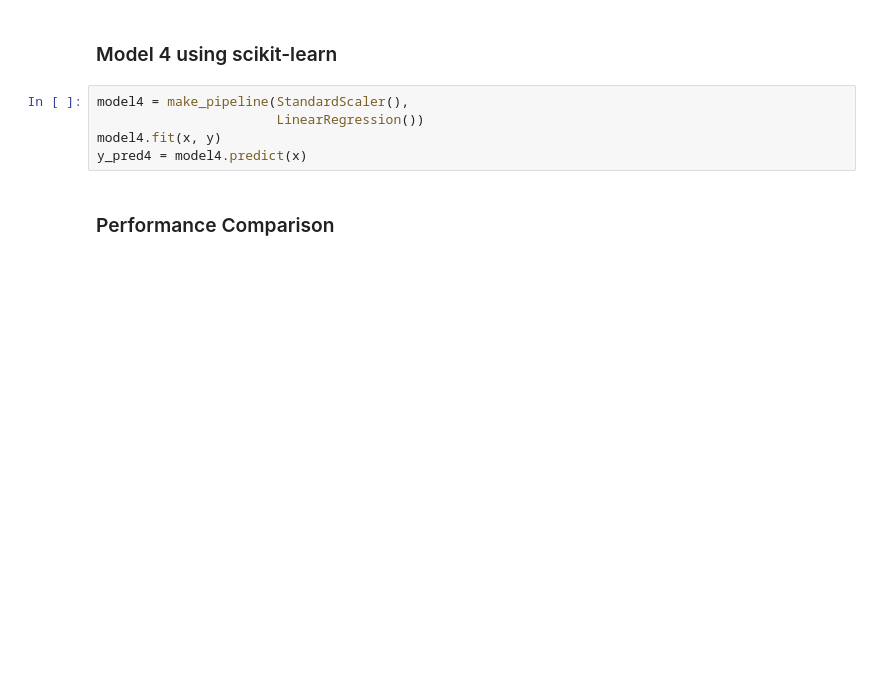
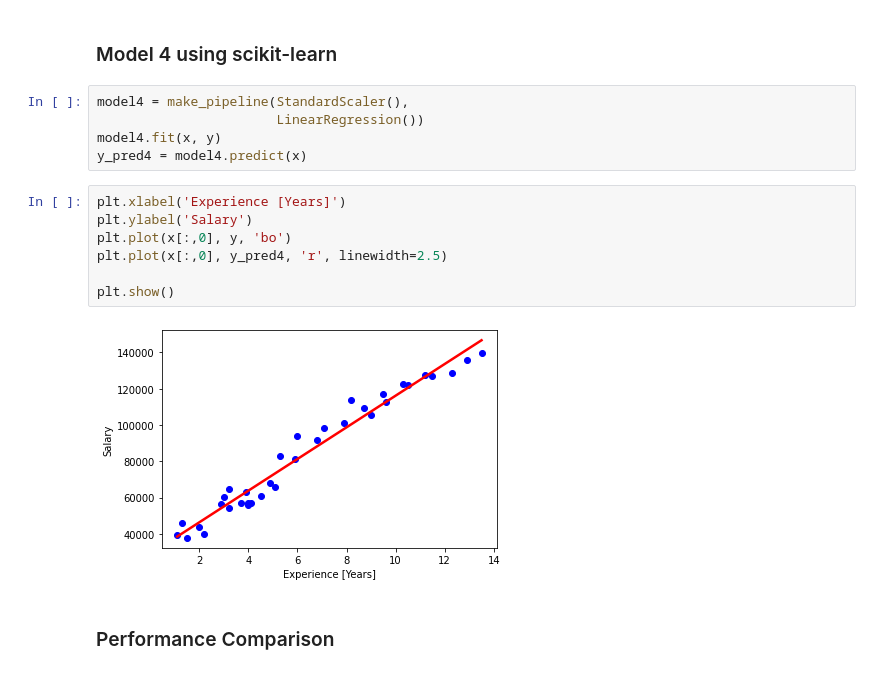
Before and after one commit to JAVegaG/HMC_IA, a Jupyter notebook: Project_3/linear_regression.ipynb, the cells around one changed output. Cells and saved outputs as stored; diff of their text form; blank space fills up the shorter version.

```diff
--- a/Project_3/linear_regression.ipynb
+++ b/Project_3/linear_regression.ipynb
@@ -241,6 +241,15 @@ model4 = make_pipeline(StandardScaler(),
                        LinearRegression())
 model4.fit(x, y)
 y_pred4 = model4.predict(x)
+# %%
+plt.xlabel('Experience [Years]')
+plt.ylabel('Salary')
+plt.plot(x[:,0], y, 'bo')
+plt.plot(x[:,0], y_pred4, 'r', linewidth=2.5)
+
+plt.show()
+# %% [output]
+[figure, added]
 # %% [markdown]
 ### Performance Comparison
 # %% [markdown]
```
